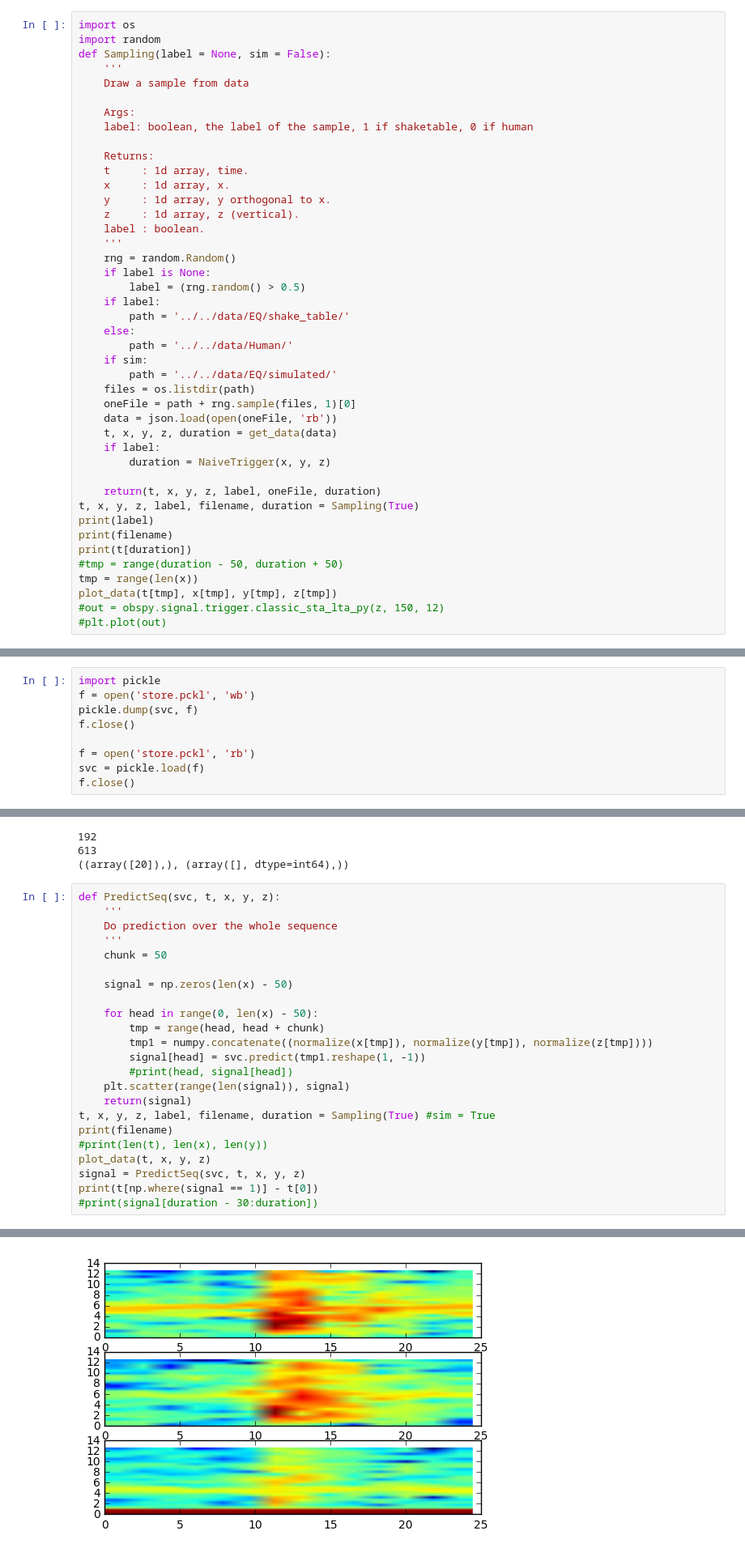
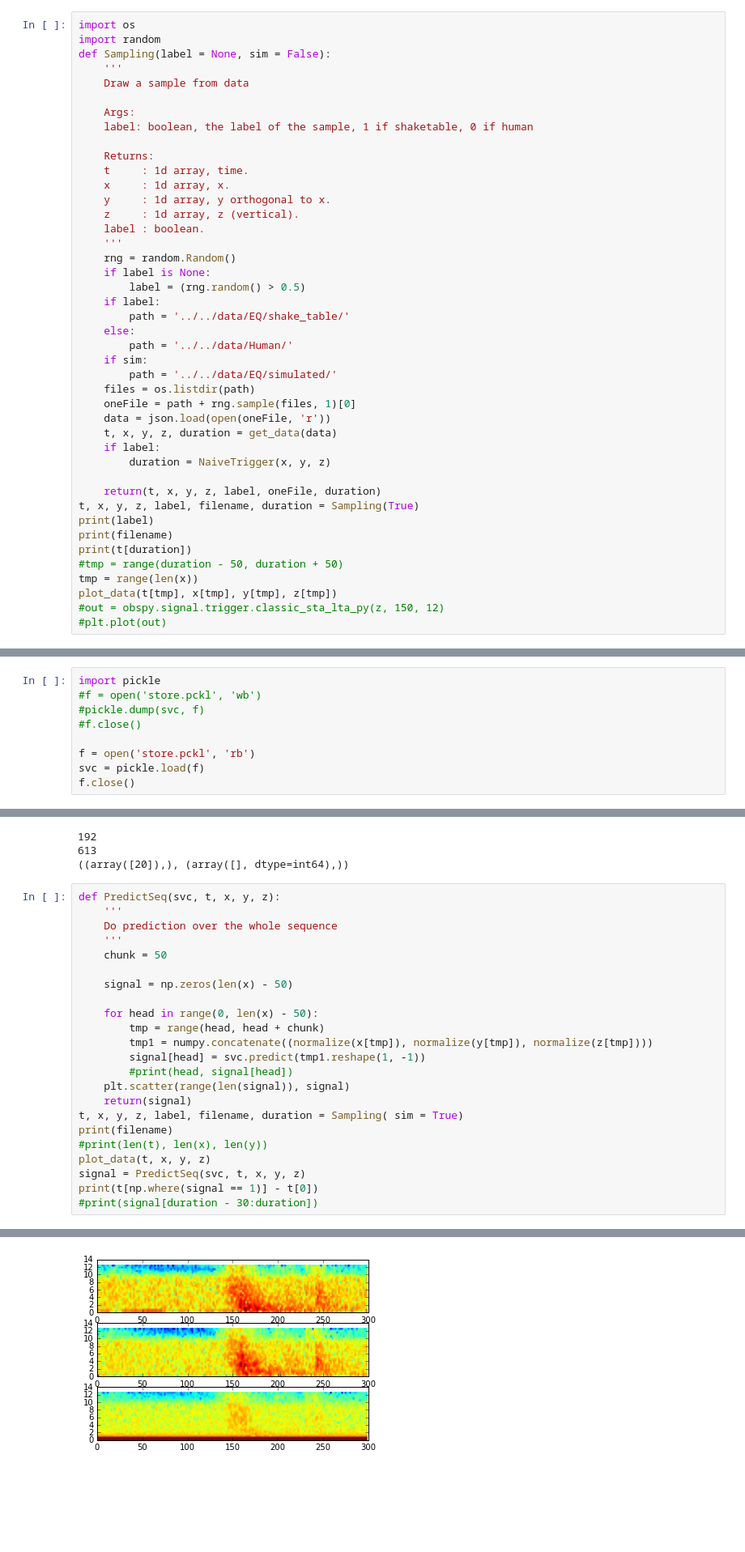
Before and after one commit to shifwang/MyShakeAnalysis, a Jupyter notebook: code/Hue/SVM.ipynb, the cells around one changed output, grey strips where cells are left out. Shown at 81% size. Cells and saved outputs as stored; diff of their text form; blank space fills up the shorter version.

```diff
--- a/code/Hue/SVM.ipynb
+++ b/code/Hue/SVM.ipynb
@@ -96,7 +98,7 @@ def Sampling(label = None, sim = False):
         path = '../../data/EQ/simulated/'
     files = os.listdir(path)
     oneFile = path + rng.sample(files, 1)[0]
-    data = json.load(open(oneFile, 'rb'))
+    data = json.load(open(oneFile, 'r'))
     t, x, y, z, duration = get_data(data)
     if label:
         duration = NaiveTrigger(x, y, z)
@@ -178,9 +180,9 @@ testdata = Aggregate()
 #print(len(np.where(abs(testdata[:,10]) < 1e-4)[0]))
 # %%
 import pickle
-f = open('store.pckl', 'wb')
-pickle.dump(svc, f)
-f.close()
+#f = open('store.pckl', 'wb')
+#pickle.dump(svc, f)
+#f.close()
 
 f = open('store.pckl', 'rb')
 svc = pickle.load(f)
@@ -265,7 +266,7 @@ def PredictSeq(svc, t, x, y, z):
         #print(head, signal[head])
     plt.scatter(range(len(signal)), signal)
     return(signal)
-t, x, y, z, label, filename, duration = Sampling(True) #sim = True
+t, x, y, z, label, filename, duration = Sampling( sim = True)
 print(filename)
 #print(len(t), len(x), len(y))
 plot_data(t, x, y, z)
@@ -278 +279 @@ print(t[np.where(signal == 1)] - t[0])
-[figure, old version]
+[figure, new version]
```
Also changed, not shown: parts of 4 cells of this notebook.
